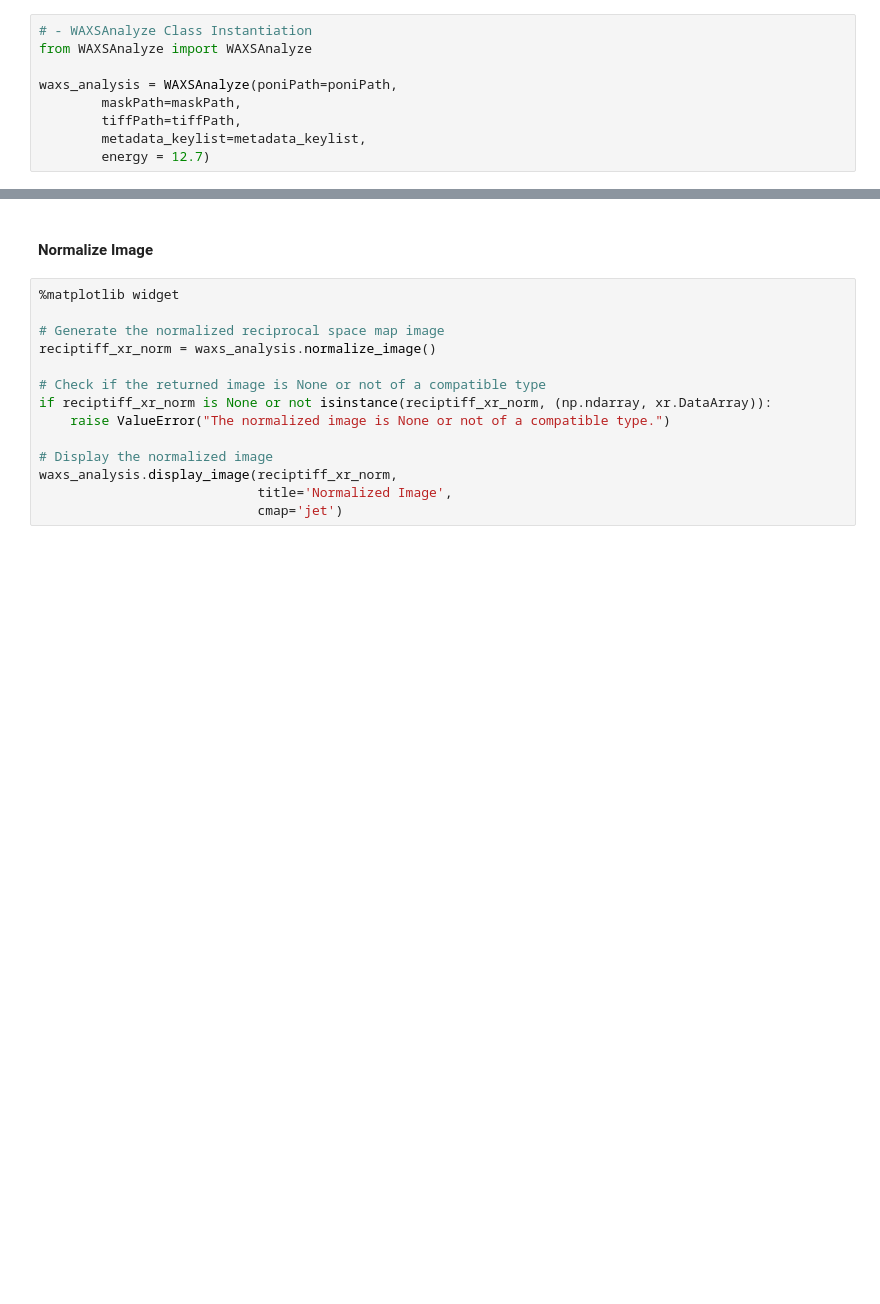
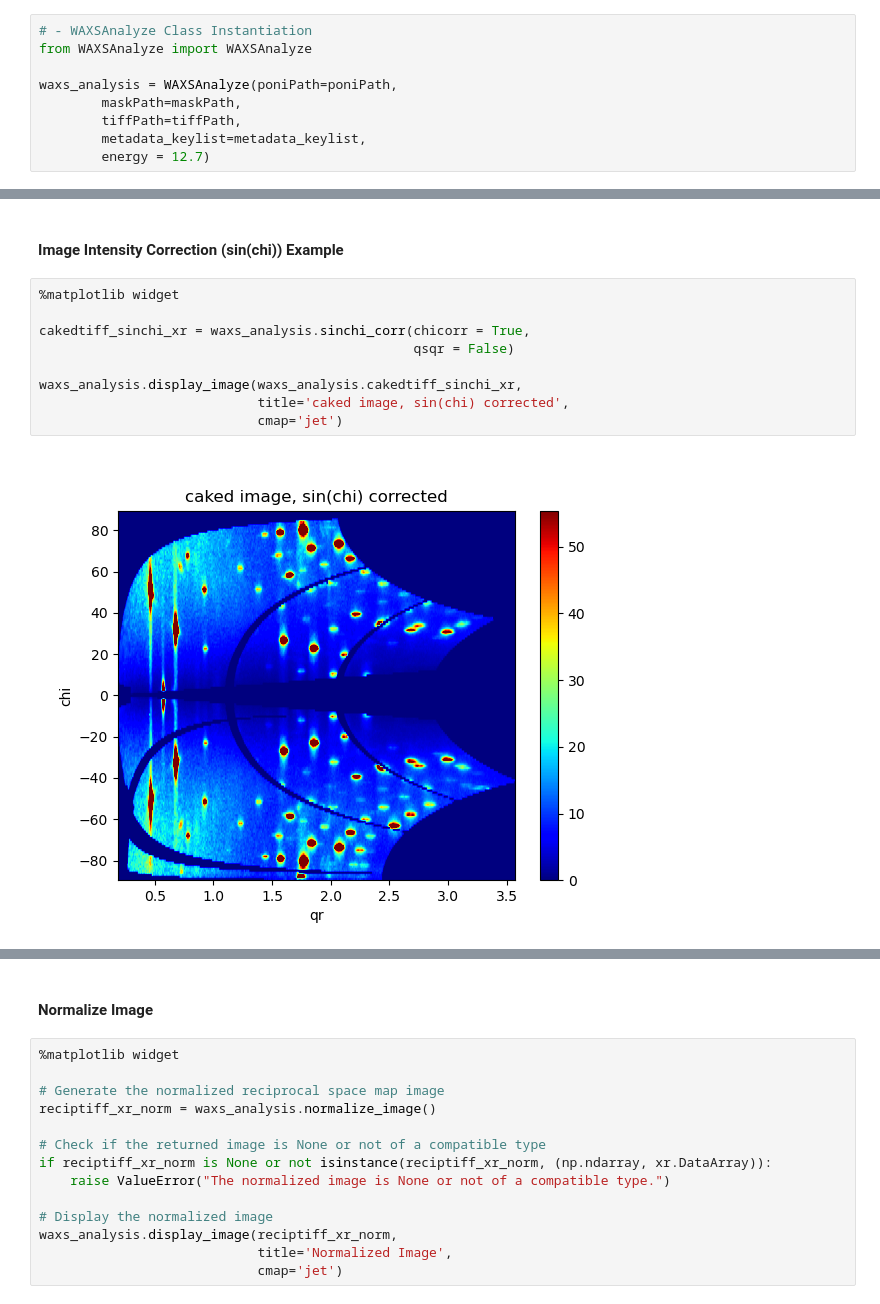
Before and after one commit to ToneyGroupCU/pyWAXS, a Jupyter notebook: pyWAXS_main/WAXSNotebook.ipynb, the cells around one changed output, grey strips where cells are left out. Saved outputs shown, nothing was run; the diff lists cells and outputs as text; blank space fills up the shorter version.

```diff
--- a/pyWAXS_main/WAXSNotebook.ipynb
+++ b/pyWAXS_main/WAXSNotebook.ipynb
@@ -64,0 +140,13 @@ waxs_analysis = WAXSAnalyze(poniPath=poniPath,
+# %% [markdown]
+#### Image Intensity Correction (sin(chi)) Example
+# %%
+%matplotlib widget
+
+cakedtiff_sinchi_xr = waxs_analysis.sinchi_corr(chicorr = True,
+                                                qsqr = False)
+
+waxs_analysis.display_image(waxs_analysis.cakedtiff_sinchi_xr,
+                            title='caked image, sin(chi) corrected',
+                            cmap='jet')
+# %% [output]
+[figure, added]
```
Also changed, not shown: parts of 27 cells of this notebook, 3 other files.
